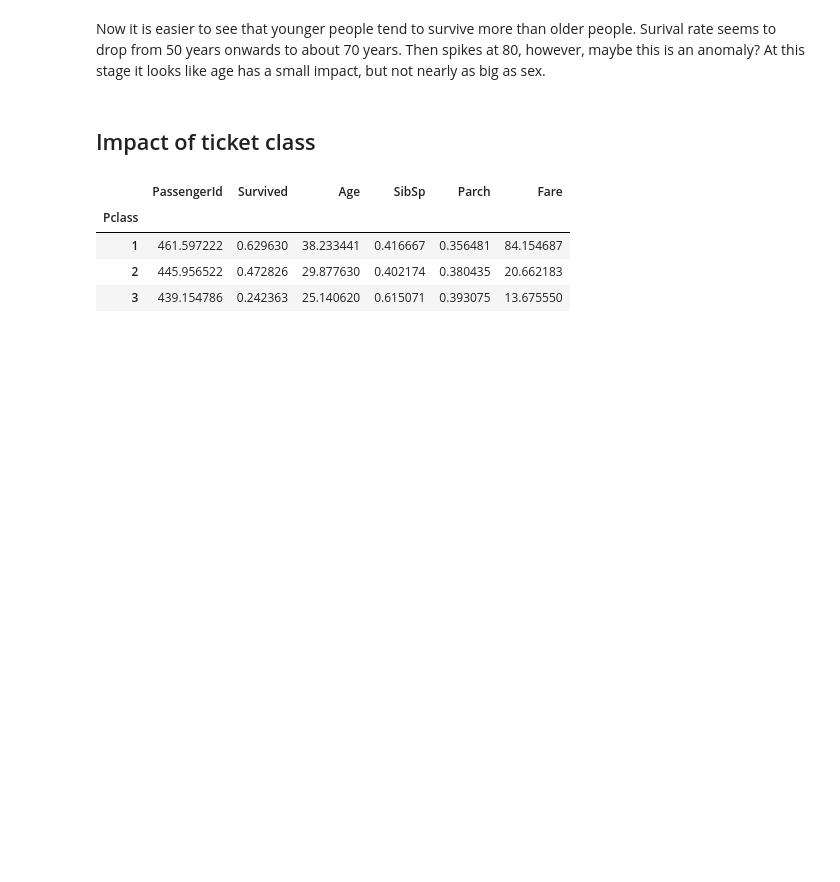
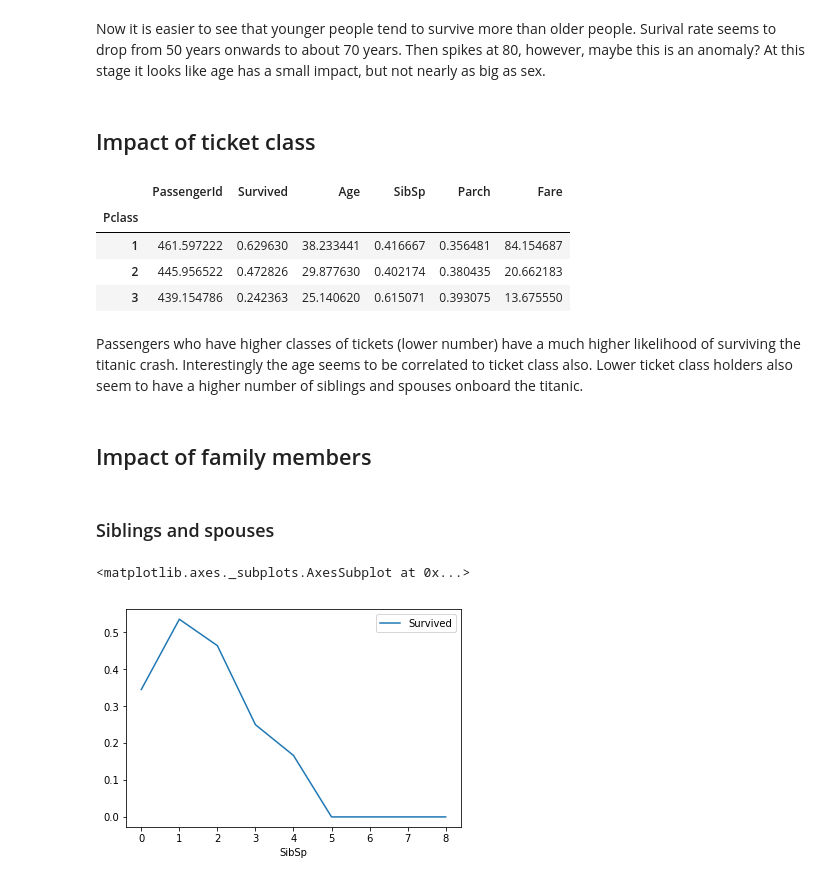
Before and after one commit to nehal1989/kaggle_titanic, a Jupyter notebook: titanic_analysis.ipynb, the cells around one changed output. Cells and saved outputs as stored; diff of their text form; code cells hidden in the pictures; blank space fills up the shorter version.

Commit message:
added analysis of family members

```diff
--- a/titanic_analysis.ipynb
+++ b/titanic_analysis.ipynb
@@ -107,3 +108,14 @@ titanic_training_data.groupby(['Pclass']).mean()
 | 1 | 461.597222 | 0.629630 | 38.233441 | 0.416667 | 0.356481 | 84.154687 |
 | 2 | 445.956522 | 0.472826 | 29.877630 | 0.402174 | 0.380435 | 20.662183 |
 | 3 | 439.154786 | 0.242363 | 25.140620 | 0.615071 | 0.393075 | 13.675550 |
+# %% [markdown]
+Passengers who have higher classes of tickets (lower number) have a much higher likelihood of surviving the titanic crash. Interestingly the age seems to be correlated to ticket class also. Lower ticket class holders also seem to have a higher number of siblings and spouses onboard the titanic.
+# %% [markdown]
+## Impact of family members
+# %% [markdown]
+### Siblings and spouses
+# %%
+titanic_training_data.groupby(['SibSp']).mean().plot(y='Survived')
+# %% [output]
+<matplotlib.axes._subplots.AxesSubplot at 0x...>
+[figure, added]
```
Also changed, not shown: parts of 5 cells of this notebook.
